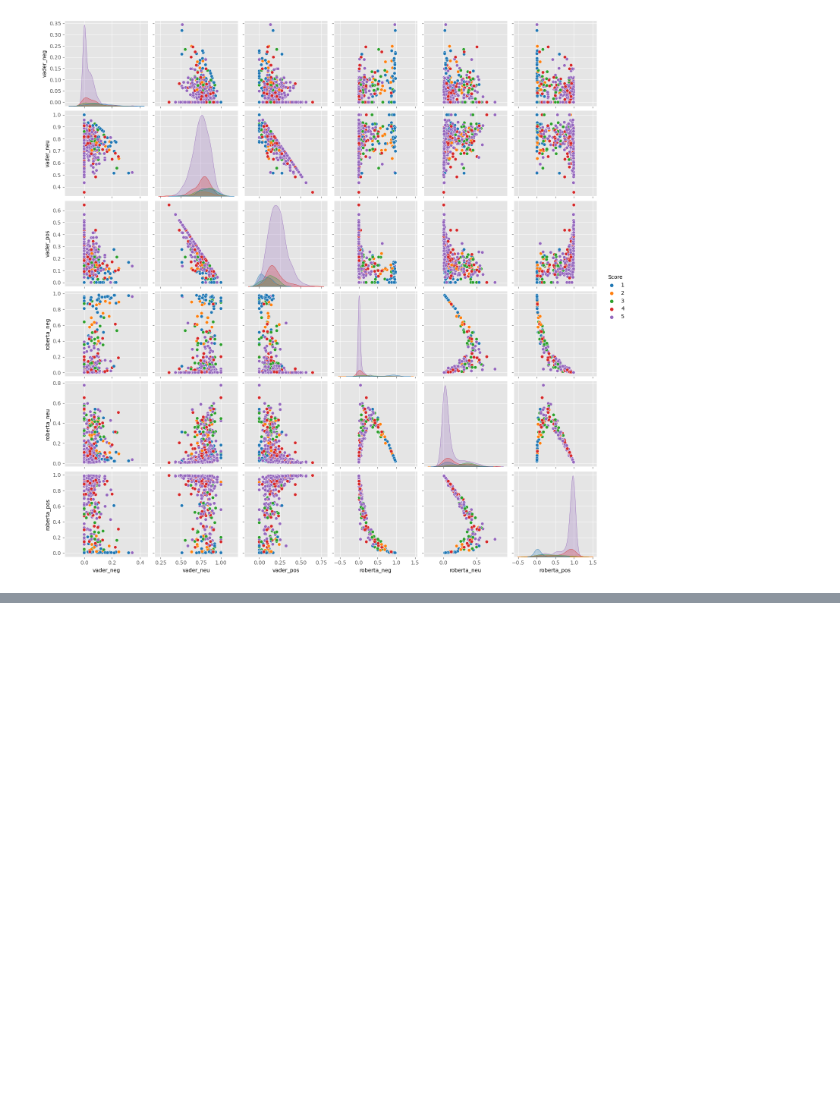
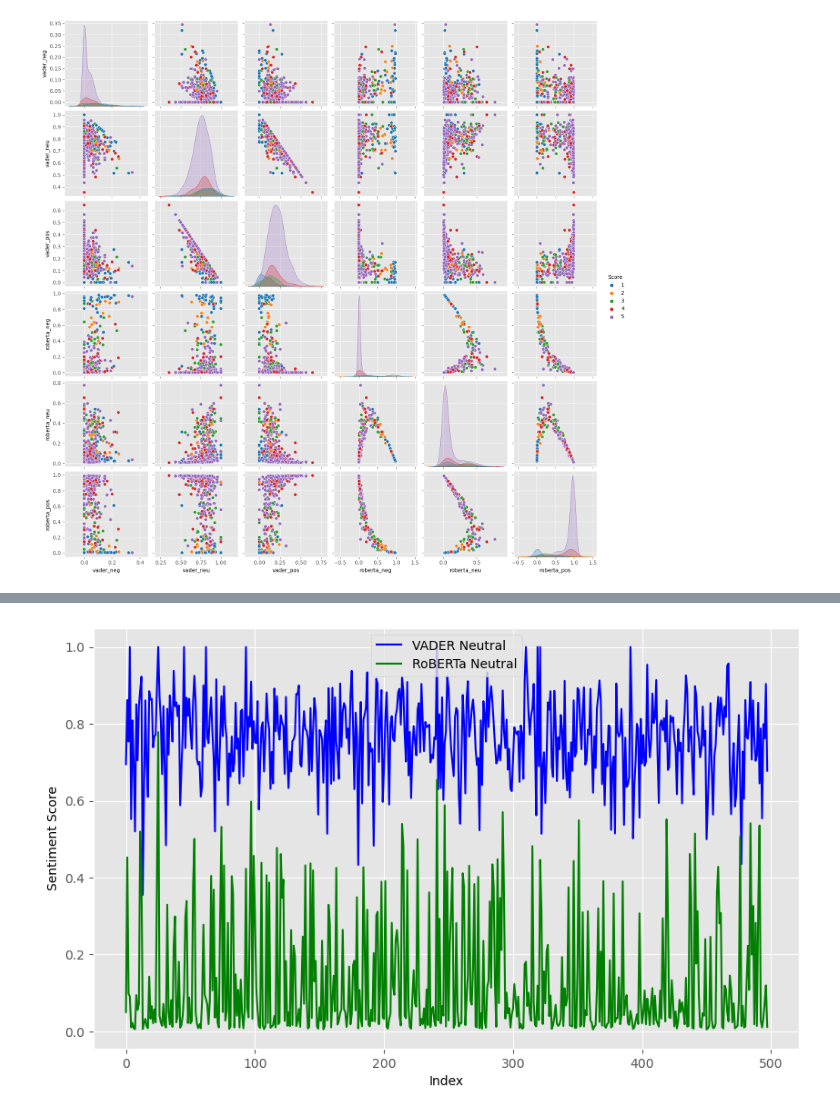
Before and after one commit to leonidgorunov2020/Complete_Projects, a Jupyter notebook: Sentiment Analysis/Sentiment Analysis.ipynb, the cells around one changed output, grey strips where cells are left out. Saved outputs shown, nothing was run; the diff lists cells and outputs as text; code cells hidden in the pictures; blank space fills up the shorter version.

Commit message:
Comments and info for Sentiment Analysis

```diff
--- a/Sentiment Analysis/Sentiment Analysis.ipynb
+++ b/Sentiment Analysis/Sentiment Analysis.ipynb
@@ -181,0 +273,16 @@ plt.show()
+# %%
+plt.figure(figsize=(10, 6))  # Set the figure size
+plt.plot(results_df['vader_neu'], label='VADER Neutral', color='blue')
+plt.plot(results_df['roberta_neu'], label='RoBERTa Neutral', color='green')
+
+# Adding titles and labelseutral Sentiment')
+plt.xlabel('Index')
+plt.ylabel('Sentiment Score')
+
+# Show legend
+plt.legend()
+
+# Display the plot
+plt.show()
+# %% [output]
+[figure, added]
```
Also changed, not shown: parts of 51 cells of this notebook, 1 other file.
